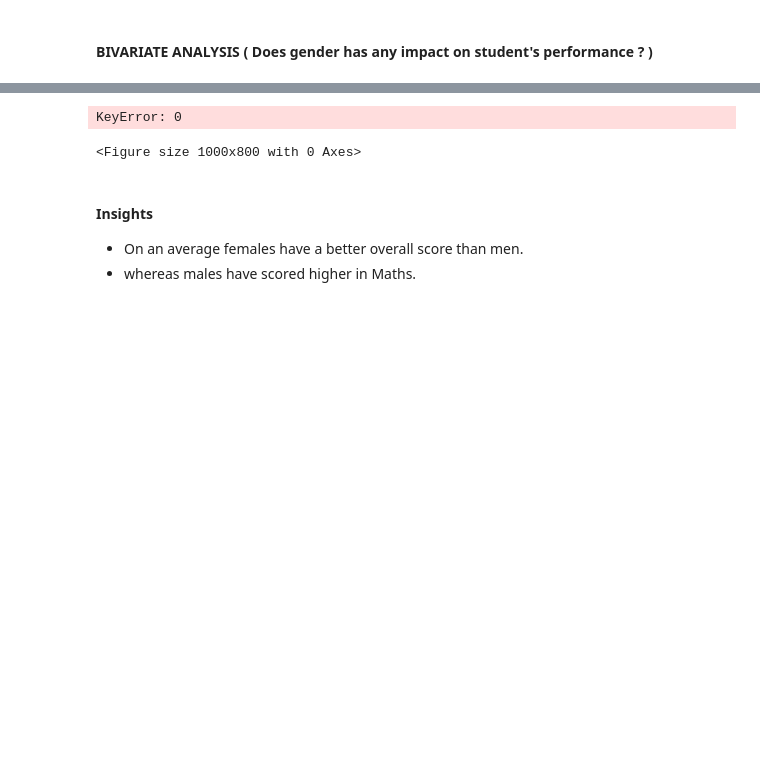
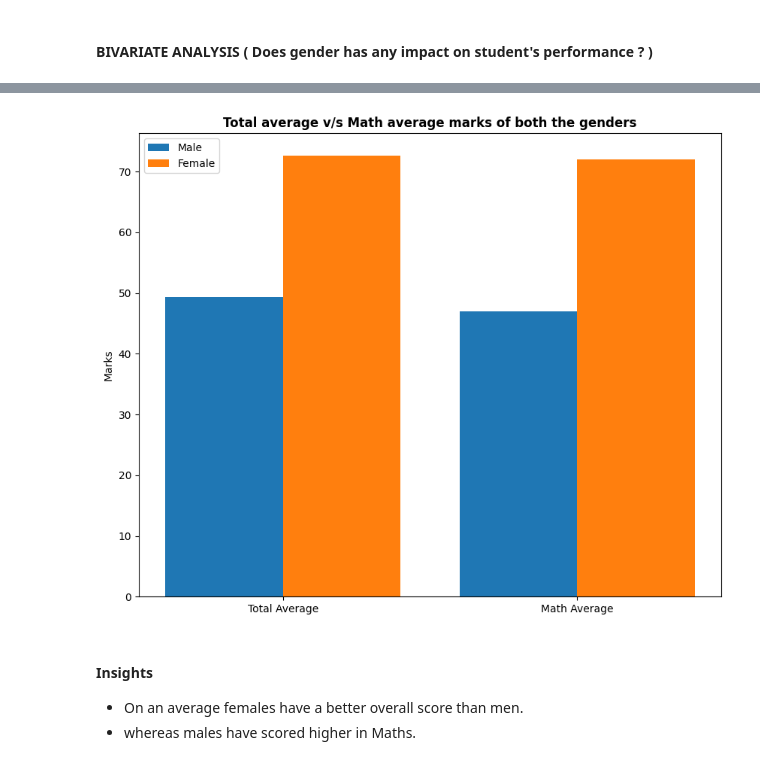
Before and after one commit to PratikshaManjrekar/mlproject, a Jupyter notebook: notebook/EDA STUDENT PERFORMANCE.ipynb, the cells around one changed output, grey strips where cells are left out. Cells and saved outputs as stored; diff of their text form; code cells hidden in the pictures; blank space fills up the shorter version.

```diff
--- a/notebook/EDA STUDENT PERFORMANCE.ipynb
+++ b/notebook/EDA STUDENT PERFORMANCE.ipynb
@@ -435,24 +446,26 @@ TypeError: Could not convert group Bgroup Cgroup Bgroup Bgroup Bgroup Bgroup Bgr
+# %%
+female_scores = [gender_group.get_group('female')['average'].iloc[0], gender_group.get_group('female')['math_score'].iloc[0]]
+male_scores = [gender_group.get_group('male')['average'].iloc[0], gender_group.get_group('male')['math_score'].iloc[0]]
 # %%
 plt.figure(figsize=(10, 8))
 
 X = ['Total Average','Math Average']
 
-female_scores = [gender_group['average'][0], gender_group['math_score'][0]]
-male_scores = [gender_group['average'][1], gender_group['math_score'][1]]
+# female_scores = [gender_group['average'][0], gender_group['math_score'][0]]
+# male_scores = [gender_group['average'][1], gender_group['math_score'][1]]
 
 X_axis = np.arange(len(X))
 
 plt.bar(X_axis - 0.2, male_scores, 0.4, label = 'Male')
 plt.bar(X_axis + 0.2, female_scores, 0.4, label = 'Female')
 
 plt.xticks(X_axis, X)
 plt.ylabel("Marks")
 plt.title("Total average v/s Math average marks of both the genders", fontweight='bold')
 plt.legend()
 plt.show()
 # %% [output]
-KeyError: 0
-<Figure size 1000x800 with 0 Axes>
+[figure, added]
 # %% [markdown]
 #### Insights
 - On an average females have a better overall score than men.
```
Also changed, not shown: parts of 5 cells of this notebook.
